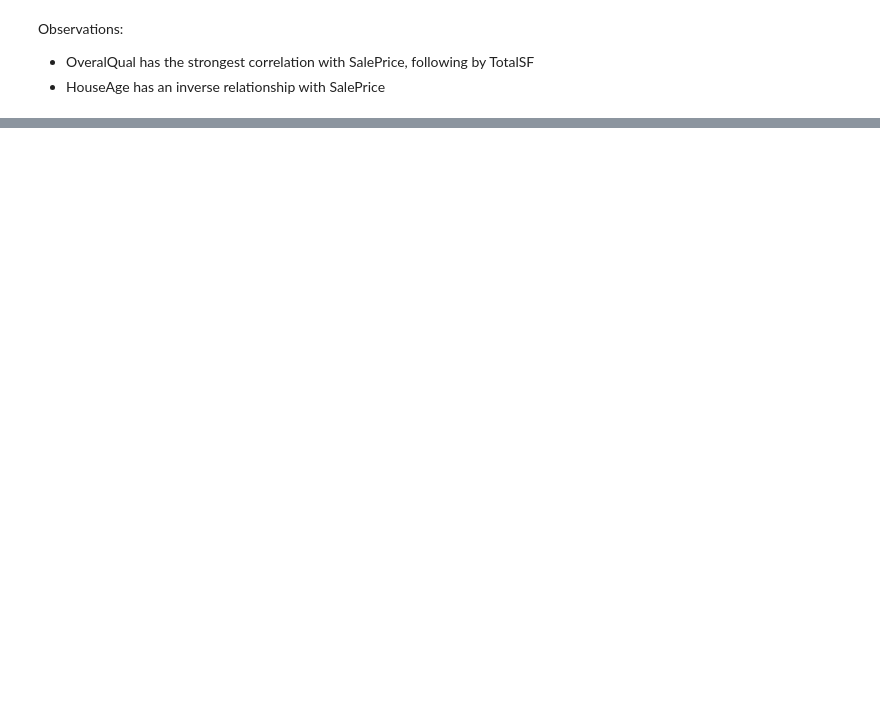
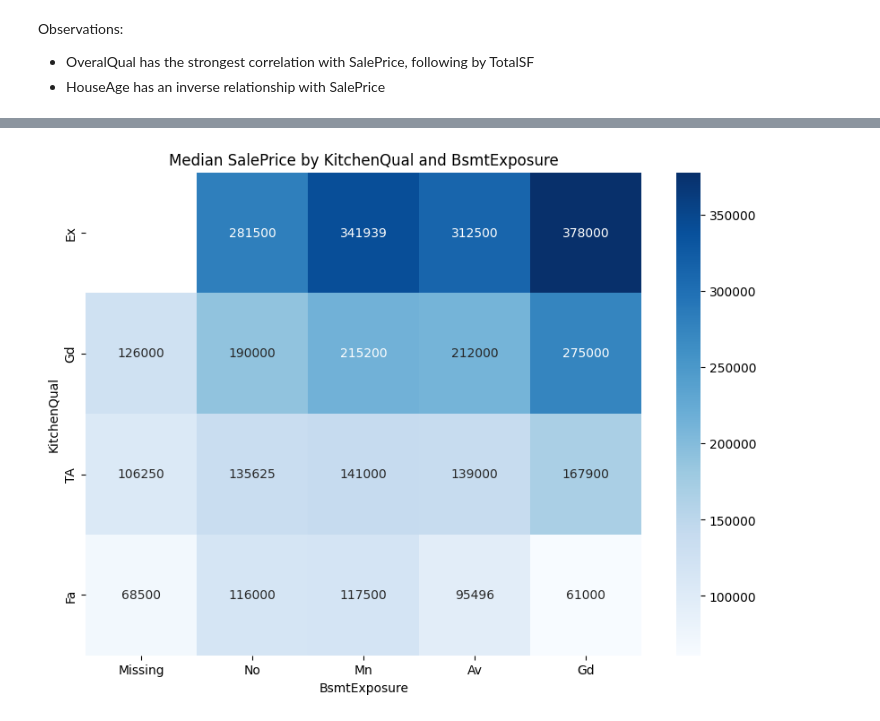
Before and after one commit to emilywade/heritage-housing, a Jupyter notebook: jupyter_notebooks/03HousingPriceStudy.ipynb, the cells around one changed output, grey strips where cells are left out. Drawn from its saved outputs; the diff is of its cells as text; code cells hidden in the pictures; blank space fills up the shorter version.

Commit message:
exploring relationship of categorical variables with saleprice (heatmaps)

```diff
--- a/jupyter_notebooks/03HousingPriceStudy.ipynb
+++ b/jupyter_notebooks/03HousingPriceStudy.ipynb
@@ -239,0 +268,19 @@ Observations:
+# %%
+pivot_table = df.pivot_table(
+    values='SalePrice',
+    index='KitchenQual',
+    columns='BsmtExposure',
+    aggfunc='median'
+)
+
+row_order = ['Ex', 'Gd', 'TA', 'Fa']  # KitchenQual
+col_order = ['Missing', 'No', 'Mn', 'Av', 'Gd'] # BsmtExposure
+
+pivot_table_ordered = pivot_table.loc[row_order, col_order]
+
+plt.figure(figsize=(10, 7))
+sns.heatmap(pivot_table_ordered, annot=True, fmt=".0f", cmap='Blues')
+plt.title('Median SalePrice by KitchenQual and BsmtExposure')
+plt.show()
+# %% [output]
+[figure, added]
```
Also changed, not shown: parts of 7 cells of this notebook.
